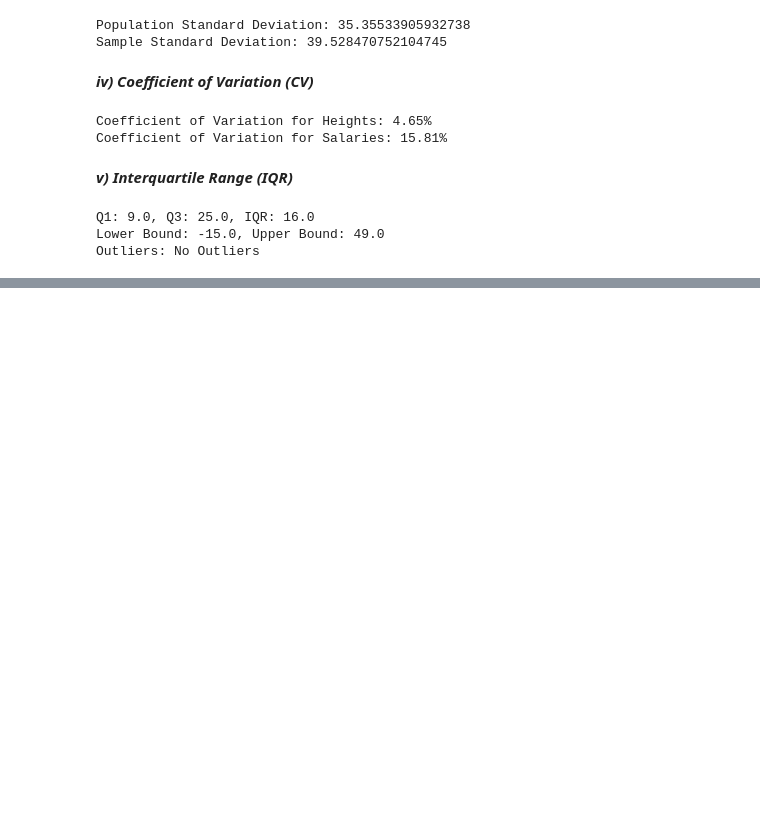
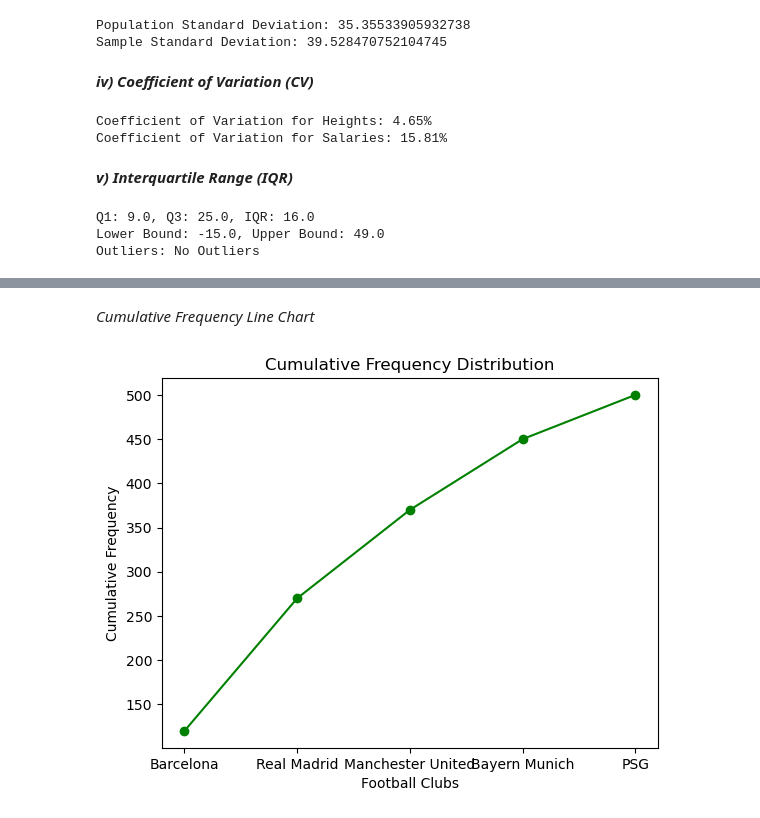
Before and after one commit to AdarshaRimal/statistics-for-ml, a Jupyter notebook: notebooks/02. Descriptive statistics.ipynb, the cells around one changed output, grey strips where cells are left out. Drawn from its saved outputs; the diff is of its cells as text; code cells hidden in the pictures; blank space fills up the shorter version.

```diff
--- a/notebooks/02. Descriptive statistics.ipynb
+++ b/notebooks/02. Descriptive statistics.ipynb
@@ -240,0 +288,18 @@ Outliers: No Outliers
+# %% [markdown]
+*Cumulative Frequency Line Chart*
+# %%
+# Compute cumulative frequency
+cumulative_frequency = np.cumsum(frequency)
+
+# Plot Cumulative Frequency Line Chart
+plt.plot(clubs, cumulative_frequency, marker='o', linestyle='-', color='green')
+
+# Labels and Title
+plt.xlabel("Football Clubs")
+plt.ylabel("Cumulative Frequency")
+plt.title("Cumulative Frequency Distribution")
+
+# Show the graph
+plt.savefig('line')
+# %% [output]
+[figure, added]
```
Also changed, not shown: parts of 28 cells of this notebook, 16 other files.
